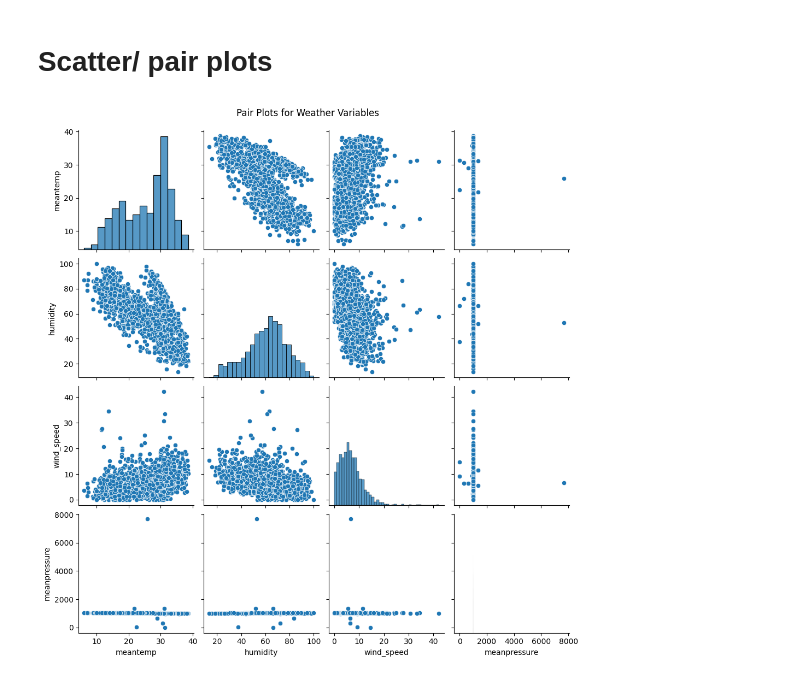
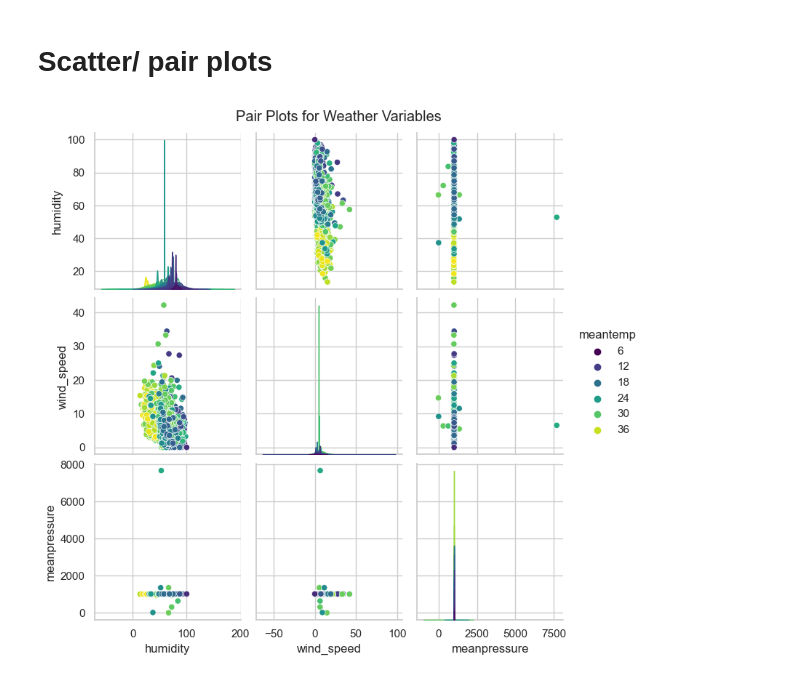
Before and after one commit to Unexp1ainable/ADAML-Project2, a Jupyter notebook: projectSarah.ipynb, the cells around one changed output. Saved outputs shown, nothing was run; the diff lists cells and outputs as text; code cells hidden in the pictures.

Commit message:
Colors for pairplot

```diff
--- a/projectSarah.ipynb
+++ b/projectSarah.ipynb
@@ -121,8 +121,9 @@ plt.show()
 # Scatter/ pair plots
 # %%
 # Create pair plots (scatter plots) for selected variables
-sns.pairplot(df_train)
+sns.set(style="whitegrid")
+sns.pairplot(df_train, kind='scatter', palette='viridis', hue='meantemp')
 plt.suptitle('Pair Plots for Weather Variables', y=1.02)
 plt.show()
 # %% [output]
-[figure, old version]
+[figure, new version]
```
Also changed, not shown: parts of 2 cells of this notebook.
